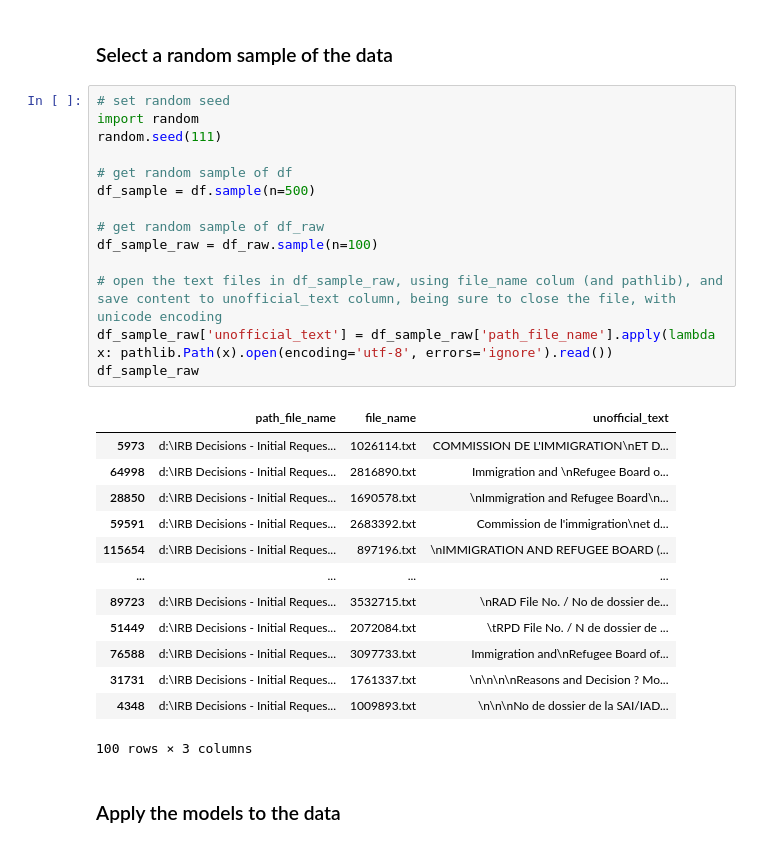
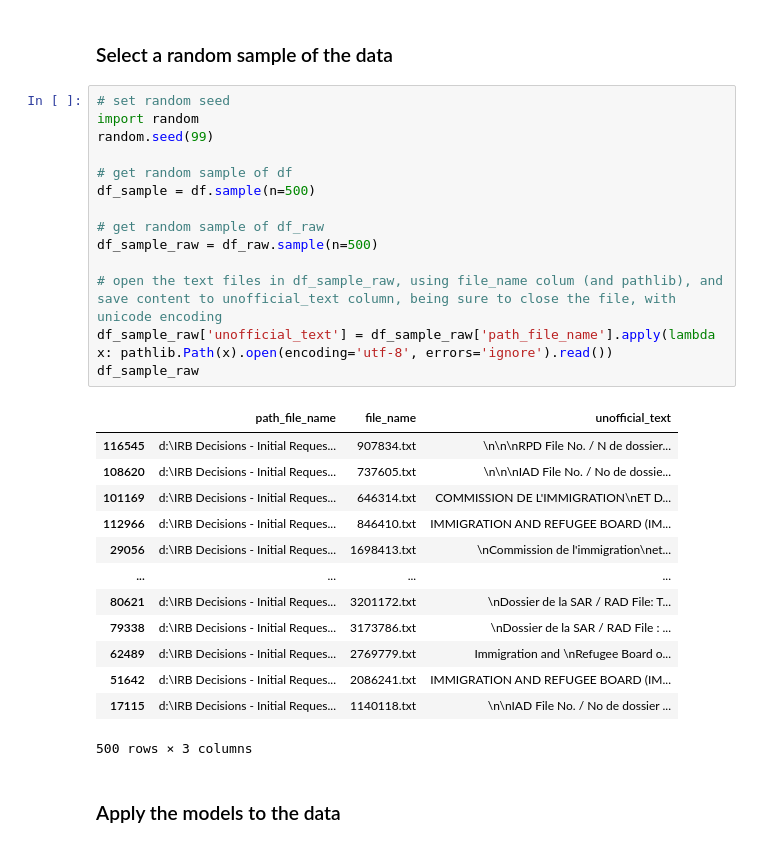
Before and after one commit to Refugee-Law-Lab/rad_bulk_data, a Jupyter notebook: genAI-verification.ipynb, the cells around one changed output. Drawn from its saved outputs; the diff is of its cells as text.

```diff
--- a/genAI-verification.ipynb
+++ b/genAI-verification.ipynb
@@ -117,31 +117,31 @@ df_raw
 # %%
 # set random seed
 import random
-random.seed(111)
+random.seed(99)
 
 # get random sample of df
 df_sample = df.sample(n=500)
 
 # get random sample of df_raw
-df_sample_raw = df_raw.sample(n=100)
+df_sample_raw = df_raw.sample(n=500)
 
 # open the text files in df_sample_raw, using file_name colum (and pathlib), and save content to unofficial_text column, being sure to close the file, with unicode encoding
 df_sample_raw['unofficial_text'] = df_sample_raw['path_file_name'].apply(lambda x: pathlib.Path(x).open(encoding='utf-8', errors='ignore').read())
 df_sample_raw
 # %% [output]
 |  | path_file_name | file_name | unofficial_text |
-| 5973 | d:\IRB Decisions - Initial Reques... | 1026114.txt | COMMISSION DE L'IMMIGRATION\nET D... |
-| 64998 | d:\IRB Decisions - Initial Reques... | 2816890.txt | Immigration and \nRefugee Board o... |
-| 28850 | d:\IRB Decisions - Initial Reques... | 1690578.txt | \nImmigration and Refugee Board\n... |
-| 59591 | d:\IRB Decisions - Initial Reques... | 2683392.txt | Commission de l'immigration\net d... |
-| 115654 | d:\IRB Decisions - Initial Reques... | 897196.txt | \nIMMIGRATION AND REFUGEE BOARD (... |
+| 116545 | d:\IRB Decisions - Initial Reques... | 907834.txt | \n\n\nRPD File No. / N de dossier... |
+| 108620 | d:\IRB Decisions - Initial Reques... | 737605.txt | \n\n\nIAD File No. / No de dossie... |
+| 101169 | d:\IRB Decisions - Initial Reques... | 646314.txt | COMMISSION DE L'IMMIGRATION\nET D... |
+| 112966 | d:\IRB Decisions - Initial Reques... | 846410.txt | IMMIGRATION AND REFUGEE BOARD (IM... |
+| 29056 | d:\IRB Decisions - Initial Reques... | 1698413.txt | \nCommission de l'immigration\net... |
 | ... | ... | ... | ... |
-| 89723 | d:\IRB Decisions - Initial Reques... | 3532715.txt | \nRAD File No. / No de dossier de... |
-| 51449 | d:\IRB Decisions - Initial Reques... | 2072084.txt | \tRPD File No. / N de dossier de ... |
-| 76588 | d:\IRB Decisions - Initial Reques... | 3097733.txt | Immigration and\nRefugee Board of... |
-| 31731 | d:\IRB Decisions - Initial Reques... | 1761337.txt | \n\n\n\nReasons and Decision ? Mo... |
-| 4348 | d:\IRB Decisions - Initial Reques... | 1009893.txt | \n\n\nNo de dossier de la SAI/IAD... |
+| 80621 | d:\IRB Decisions - Initial Reques... | 3201172.txt | \nDossier de la SAR / RAD File: T... |
+| 79338 | d:\IRB Decisions - Initial Reques... | 3173786.txt | \nDossier de la SAR / RAD File : ... |
+| 62489 | d:\IRB Decisions - Initial Reques... | 2769779.txt | Immigration and \nRefugee Board o... |
+| 51642 | d:\IRB Decisions - Initial Reques... | 2086241.txt | IMMIGRATION AND REFUGEE BOARD (IM... |
+| 17115 | d:\IRB Decisions - Initial Reques... | 1140118.txt | \n\nIAD File No. / No de dossier ... |
-100 rows × 3 columns
+500 rows × 3 columns
 # %% [markdown]
 ### Apply the models to the data
 # %%
```
Also changed, not shown: parts of 12 cells of this notebook.
